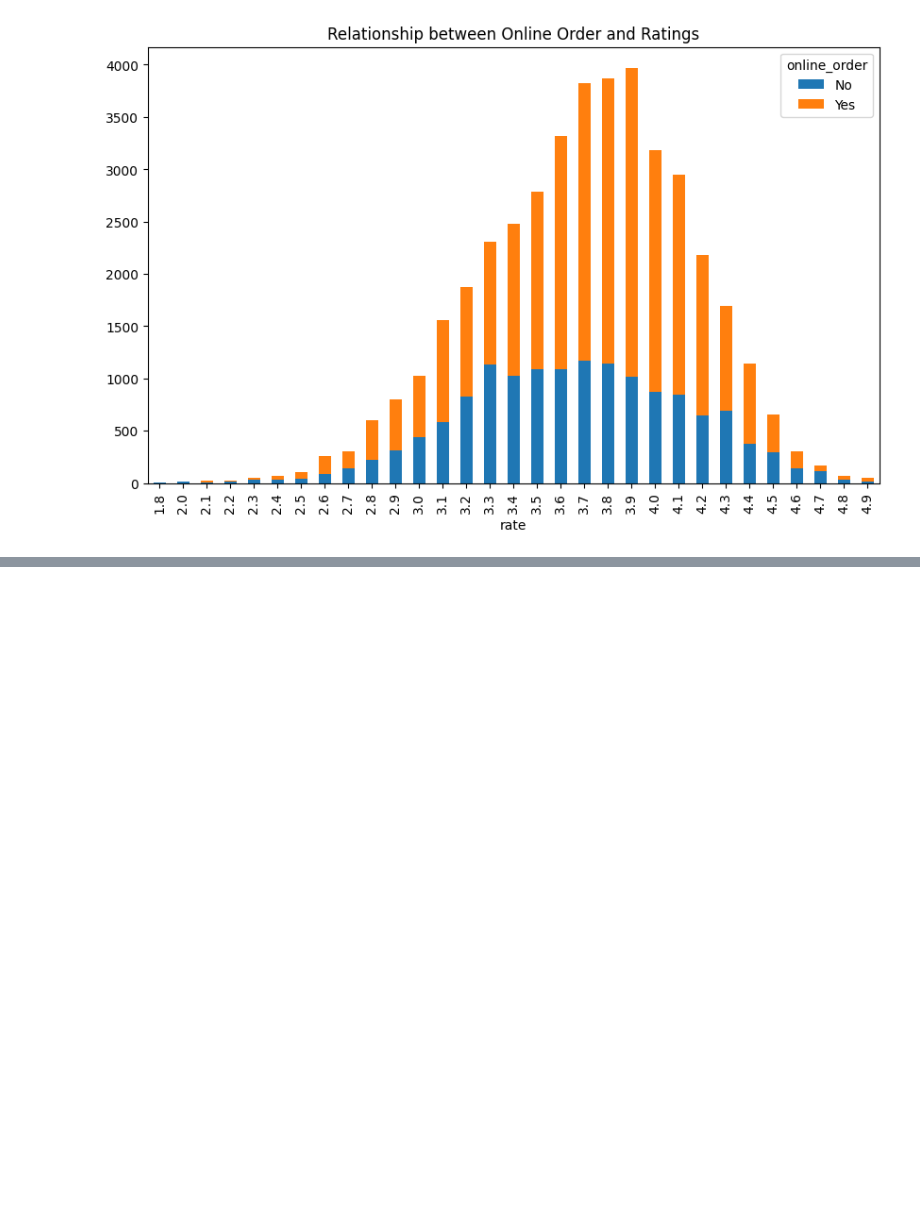
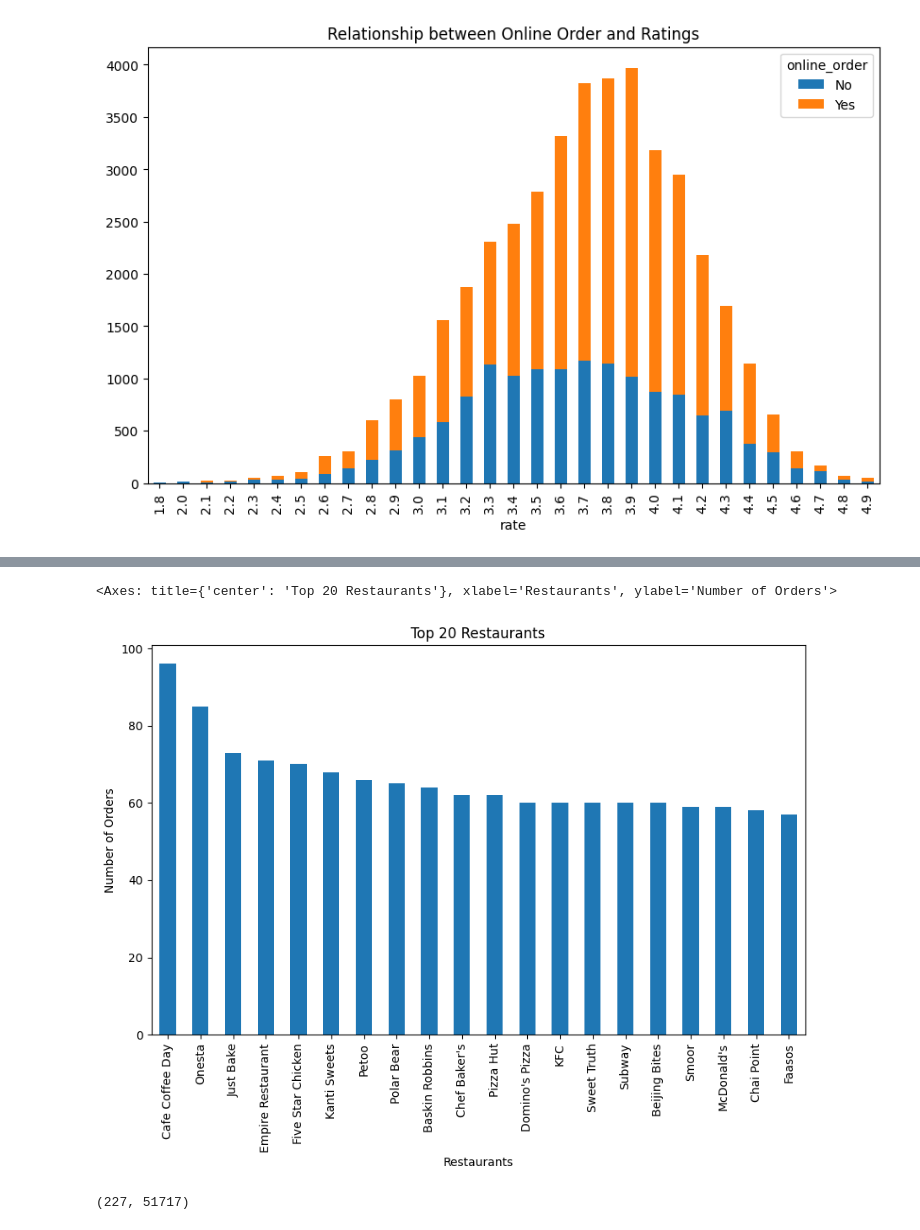
Before and after one commit to Nishantthakurrr/Geospatial-Analysis--Zomato-, a Jupyter notebook: Zomato_Analysis.ipynb, the cells around one changed output, grey strips where cells are left out. Cells and saved outputs as stored; diff of their text form; code cells hidden in the pictures; blank space fills up the shorter version.

```diff
--- a/Zomato_Analysis.ipynb
+++ b/Zomato_Analysis.ipynb
@@ -207,0 +226,6 @@ pd.crosstab(User_data["rate"],User_data["online_order"]).plot(figsize=(10,6),tit
+# %%
+# Top 20 Restaurants, according to Zomato Sal
+User_data["name"].value_counts().head(20).plot(kind="bar",figsize=(10,6),title="Top 20 Restaurants",ylabel="Number of Orders", xlabel="Restaurants")
+# %% [output]
+<Axes: title={'center': 'Top 20 Restaurants'}, xlabel='Restaurants', ylabel='Number of Orders'>
+[figure, added]
@@ -207,0 +236,5 @@ pd.crosstab(User_data["rate"],User_data["online_order"]).plot(figsize=(10,6),tit
+# %%
+# Number of N/A values in the Dataset
+User_data["rest_type"].isna().sum(), len(User_data["rest_type"])
+# %% [output]
+(227, 51717)
```
Also changed, not shown: parts of 6 cells of this notebook.
